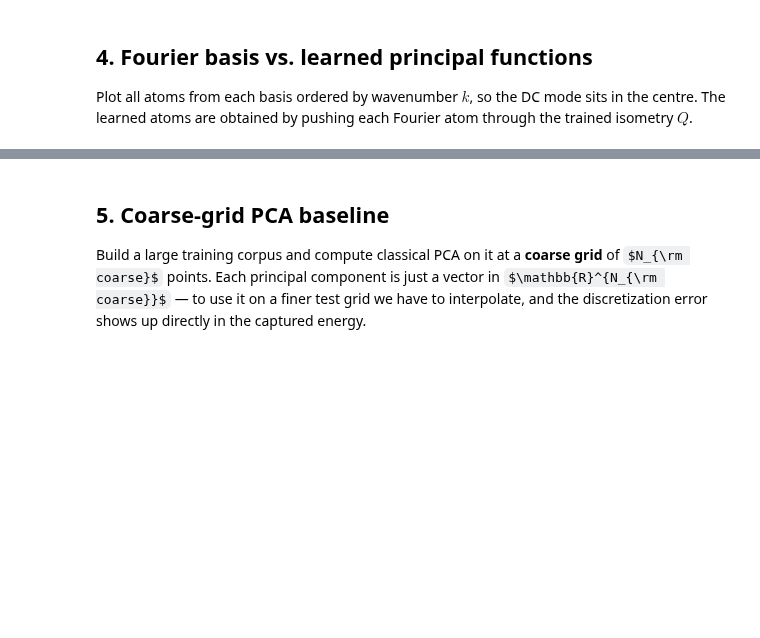
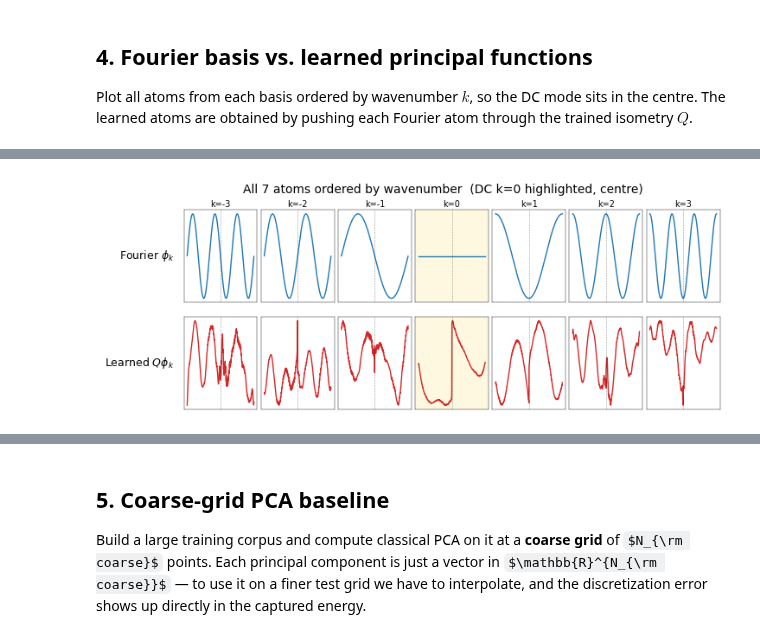
Before and after one commit to HamidrezaKmK/Learning-ONBs, a Jupyter notebook: notebooks/fpca_1d.ipynb, the cells around one changed output, grey strips where cells are left out. Saved outputs shown, nothing was run; the diff lists cells and outputs as text; code cells hidden in the pictures; some formulas as TeX source; blank space fills up the shorter version.

```diff
--- a/notebooks/fpca_1d.ipynb
+++ b/notebooks/fpca_1d.ipynb
@@ -206,59 +206,60 @@ Plot all atoms from each basis ordered by wavenumber $k$, so the DC mode sits
 in the centre. The learned atoms are obtained by pushing each Fourier atom
 through the trained isometry $Q$.
 # %%
-K_TRUNC   = 10     # half-bandwidth (use indices in [-(K-1), K-1])
-N_VIS_ATOM = 1024  # fine grid for plotting
+# half-bandwidth (use indices in [-(K-1), K-1])
+for K_TRUNC in [3, 4, 6, 10]:
+    N_VIS_ATOM = 1024  # fine grid for plotting
 
-coords_fine = LineSegmentSampler(stratified=True, add_noise=False).sample(N_VIS_ATOM).to(device)
-lad_fine    = torch.zeros(coords_fine.shape[0], device=device)
+    coords_fine = LineSegmentSampler(stratified=True, add_noise=False).sample(N_VIS_ATOM).to(device)
+    lad_fine    = torch.zeros(coords_fine.shape[0], device=device)
 
-# All truncated indices, sorted by wavenumber k ascending so DC (k=0) is centred.
-# For a 1-D FourierDictionary (channels_dim=1) each index row is [k, channel];
-# column 0 is the wavenumber.  Ascending sort: -K+1, ..., -1, 0, 1, ..., K-1.
-indices_all = initial_dictionary.get_truncated_indices(K_TRUNC).to(device)
-nu_all      = initial_dictionary.get_index_pmfs(indices_all)
-order_wn    = indices_all[:, 0].argsort()          # ascending wavenumber
-indices_wn  = indices_all[order_wn]
-nu_wn       = nu_all[order_wn]
+    # All truncated indices, sorted by wavenumber k ascending so DC (k=0) is centred.
+    # For a 1-D FourierDictionary (channels_dim=1) each index row is [k, channel];
+    # column 0 is the wavenumber.  Ascending sort: -K+1, ..., -1, 0, 1, ..., K-1.
+    indices_all = initial_dictionary.get_truncated_indices(K_TRUNC).to(device)
+    nu_all      = initial_dictionary.get_index_pmfs(indices_all)
+    order_wn    = indices_all[:, 0].argsort()          # ascending wavenumber
+    indices_wn  = indices_all[order_wn]
+    nu_wn       = nu_all[order_wn]
 
-neural_isometry.shuffle_model_state(**model_state_kwargs)
-with torch.no_grad():
-    atoms_fourier = initial_dictionary.get_atoms(coords_fine, indices_wn)            # (A, N, 1)
-    _, _, atoms_learned = neural_isometry.pushforward(
-        coords_fine, lad_fine, atoms_fourier, **pullback_kwargs,
-    )                                                                                 # (A, N, 1)
+    neural_isometry.shuffle_model_state(**model_state_kwargs)
+    with torch.no_grad():
+        atoms_fourier = initial_dictionary.get_atoms(coords_fine, indices_wn)            # (A, N, 1)
+        _, _, atoms_learned = neural_isometry.pushforward(
+            coords_fine, lad_fine, atoms_fourier, **pullback_kwargs,
+        )                                                                                 # (A, N, 1)
 
-A          = atoms_fourier.shape[0]
-x_np       = coords_fine.squeeze(-1).cpu().numpy()
-order_x    = np.argsort(x_np)
-x_sorted   = x_np[order_x]
+    A          = atoms_fourier.shape[0]
+    x_np       = coords_fine.squeeze(-1).cpu().numpy()
+    order_x    = np.argsort(x_np)
+    x_sorted   = x_np[order_x]
 
-fig, axes = plt.subplots(2, A,
-    figsize=(A * 1.0 + 1.0, 3.0),
-    sharex=True, sharey=False, squeeze=False,
-    gridspec_kw={"wspace": 0.05, "hspace": 0.15},
-)
-for j in range(A):
-    f_F   = atoms_fourier[j].squeeze(-1).cpu().numpy()[order_x]
-    f_L   = atoms_learned[j].squeeze(-1).cpu().numpy()[order_x]
-    k_val = indices_wn[j, 0].item()
-    bg    = "#fff8e0" if k_val == 0 else "white"   # highlight DC
-    axes[0, j].plot(x_sorted, f_F, color="C0", lw=1.0)
-    axes[1, j].plot(x_sorted, f_L, color="C3", lw=1.0)
-    for r in (0, 1):
-        axes[r, j].set_facecolor(bg)
-        axes[r, j].axvline(0.5, color="k", ls="--", lw=0.4, alpha=0.4)
-        axes[r, j].set_xticks([]); axes[r, j].set_yticks([])
-        for sp in axes[r, j].spines.values():
-            sp.set_linewidth(0.3)
-    axes[0, j].set_title(f"k={k_val}", fontsize=7, pad=2)
+    fig, axes = plt.subplots(2, A,
+        figsize=(A * 1.0 + 1.0, 3.0),
+        sharex=True, sharey=False, squeeze=False,
+        gridspec_kw={"wspace": 0.05, "hspace": 0.15},
+    )
+    for j in range(A):
+        f_F   = atoms_fourier[j].squeeze(-1).cpu().numpy()[order_x]
+        f_L   = atoms_learned[j].squeeze(-1).cpu().numpy()[order_x]
+        k_val = indices_wn[j, 0].item()
+        bg    = "#fff8e0" if k_val == 0 else "white"   # highlight DC
+        axes[0, j].plot(x_sorted, f_F, color="C0", lw=1.0)
+        axes[1, j].plot(x_sorted, f_L, color="C3", lw=1.0)
+        for r in (0, 1):
+            axes[r, j].set_facecolor(bg)
+            axes[r, j].axvline(0.5, color="k", ls="--", lw=0.4, alpha=0.4)
+            axes[r, j].set_xticks([]); axes[r, j].set_yticks([])
+            for sp in axes[r, j].spines.values():
+                sp.set_linewidth(0.3)
+        axes[0, j].set_title(f"k={k_val}", fontsize=7, pad=2)
 
-axes[0, 0].set_ylabel(r"Fourier $\phi_k$", fontsize=9, rotation=0,
-                     ha="right", va="center", labelpad=8)
-axes[1, 0].set_ylabel(r"Learned $Q\phi_k$", fontsize=9, rotation=0,
-                     ha="right", va="center", labelpad=8)
-plt.suptitle(f"All {A} atoms ordered by wavenumber  (DC k=0 highlighted, centre)", fontsize=10)
-plt.tight_layout();
-# plt.savefig('fpca_1d_high_res.png', dpi=500, bbox_inches='tight')
-plt.show()
+    axes[0, 0].set_ylabel(r"Fourier $\phi_k$", fontsize=9, rotation=0,
+                        ha="right", va="center", labelpad=8)
+    axes[1, 0].set_ylabel(r"Learned $Q\phi_k$", fontsize=9, rotation=0,
+                        ha="right", va="center", labelpad=8)
+    plt.suptitle(f"All {A} atoms ordered by wavenumber  (DC k=0 highlighted, centre)", fontsize=10)
+    plt.tight_layout();
+    # plt.savefig('fpca_1d_high_res.png', dpi=500, bbox_inches='tight')
+    plt.show()
 # %% [output]
@@ -265,0 +267 @@ plt.show()
+[figure, added]
```
Also changed, not shown: parts of 1 cell of this notebook, 14 other files.
